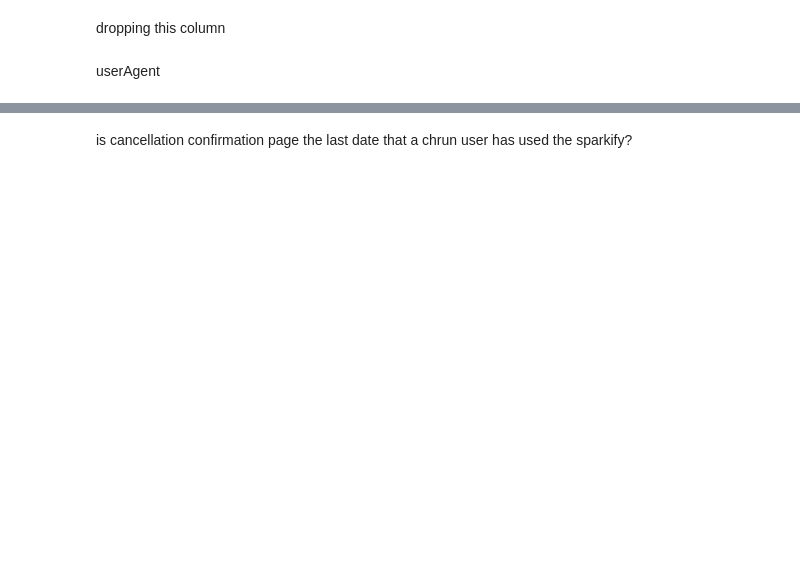
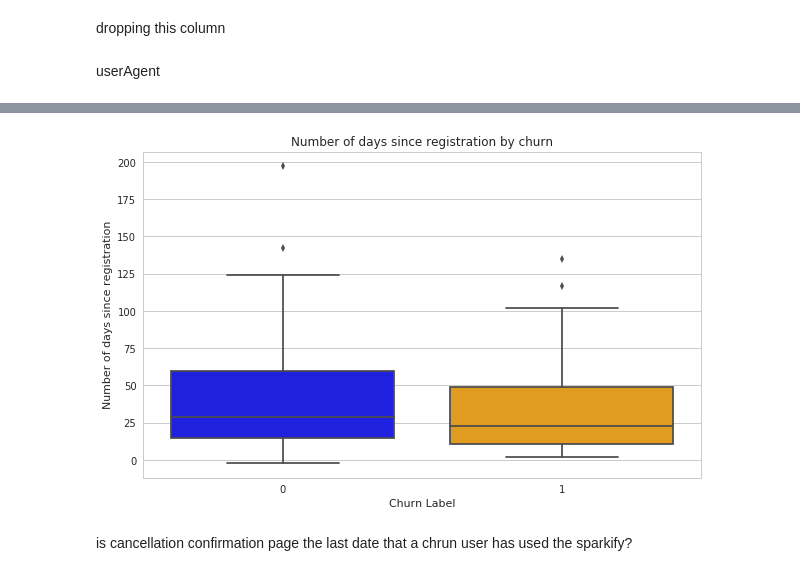
Before and after one commit to thecochenille/scaling-fishstick, a Jupyter notebook: Sparkify.ipynb, the cells around one changed output, grey strips where cells are left out. Cells and saved outputs as stored; diff of their text form; code cells hidden in the pictures; blank space fills up the shorter version.

```diff
--- a/Sparkify.ipynb
+++ b/Sparkify.ipynb
@@ -1041,7 +1154,7 @@ user_log_clean.take(1)
 # %%
 #isolate userid and dates
-columns=['userId', 'ts_todate','registration_todate','churn_lab2']
-dates_df = user_log_clean.select(columns)
+columns=['userId', 'ts_todate','registration_todate','churn_lab']
+dates_df = user_log_clean_churn.select(columns)
 # %%
 dates_df= dates_df.withColumn("RegistrationDate", col("registration_todate").cast("date"))
 dates_df = dates_df.withColumn("SessionDate", col("ts_todate").cast("date"))
@@ -1055,0 +1171,5 @@ dates_df.filter(col("userid") == 24).toPandas()
+# %%
+dates_df = dates_df.groupBy("userId").agg(
+    first("churn_lab").alias("churn_lab"),
+    first("NumDaysSinceRegistration").alias("NumDaysSinceRegistration")
+)
@@ -1056,2 +1196,15 @@ dates_df.filter(col("userid") == 24).toPandas()
+# %%
+sns.set(style="whitegrid")
+
+plt.figure(figsize=(10, 6))
+sns.boxplot(x="churn_lab", y="NumDaysSinceRegistration", data=dates_df.toPandas(), palette={0: 'blue', 1: 'orange'})
+
+plt.xlabel('Churn Label')
+plt.ylabel('Number of days since registration')
+plt.title('Number of days since registration by churn')
+
+plt.show()
+# %% [output]
+[figure, added]
 # %% [markdown]
 is cancellation confirmation page the last date that a chrun user has used the sparkify?
```
Also changed, not shown: parts of 47 cells of this notebook.
